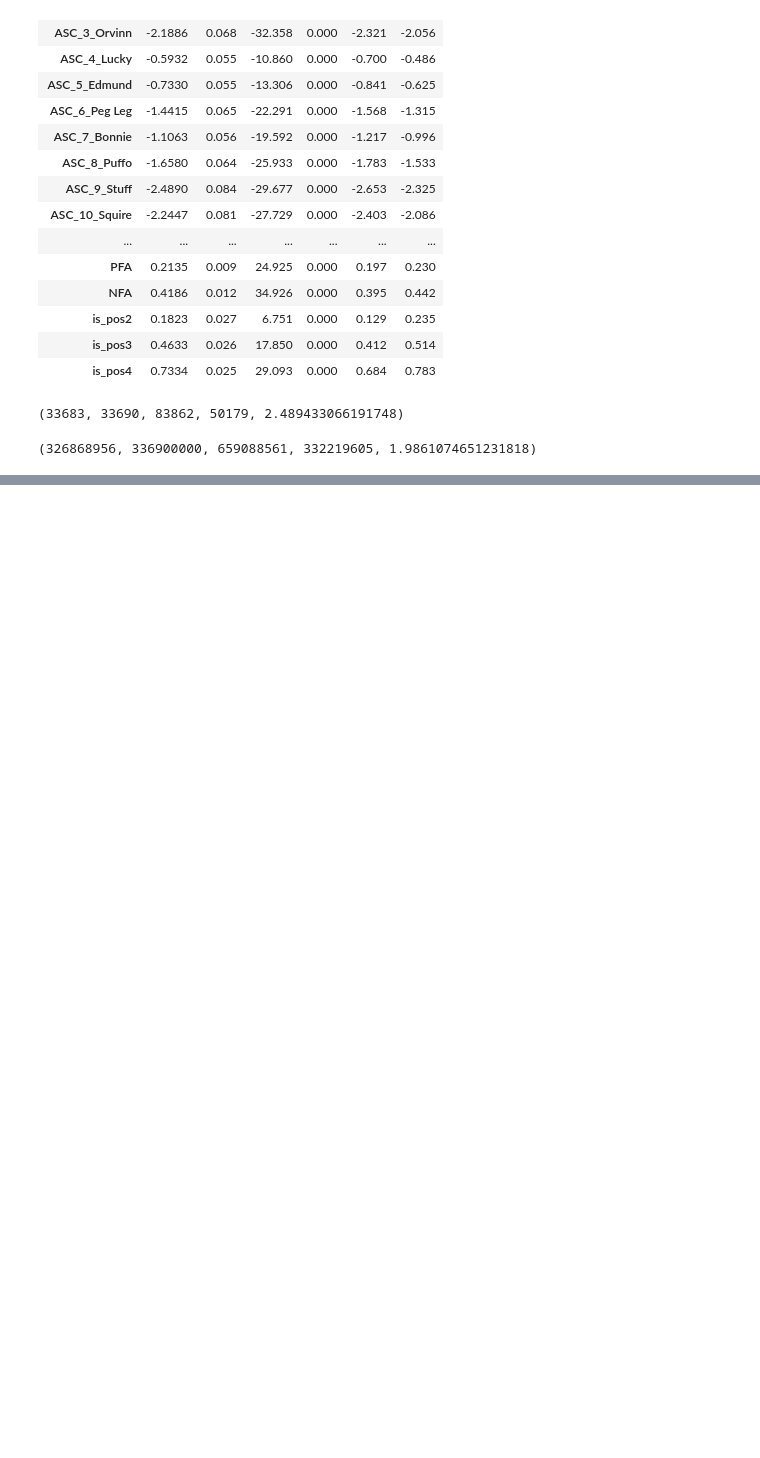
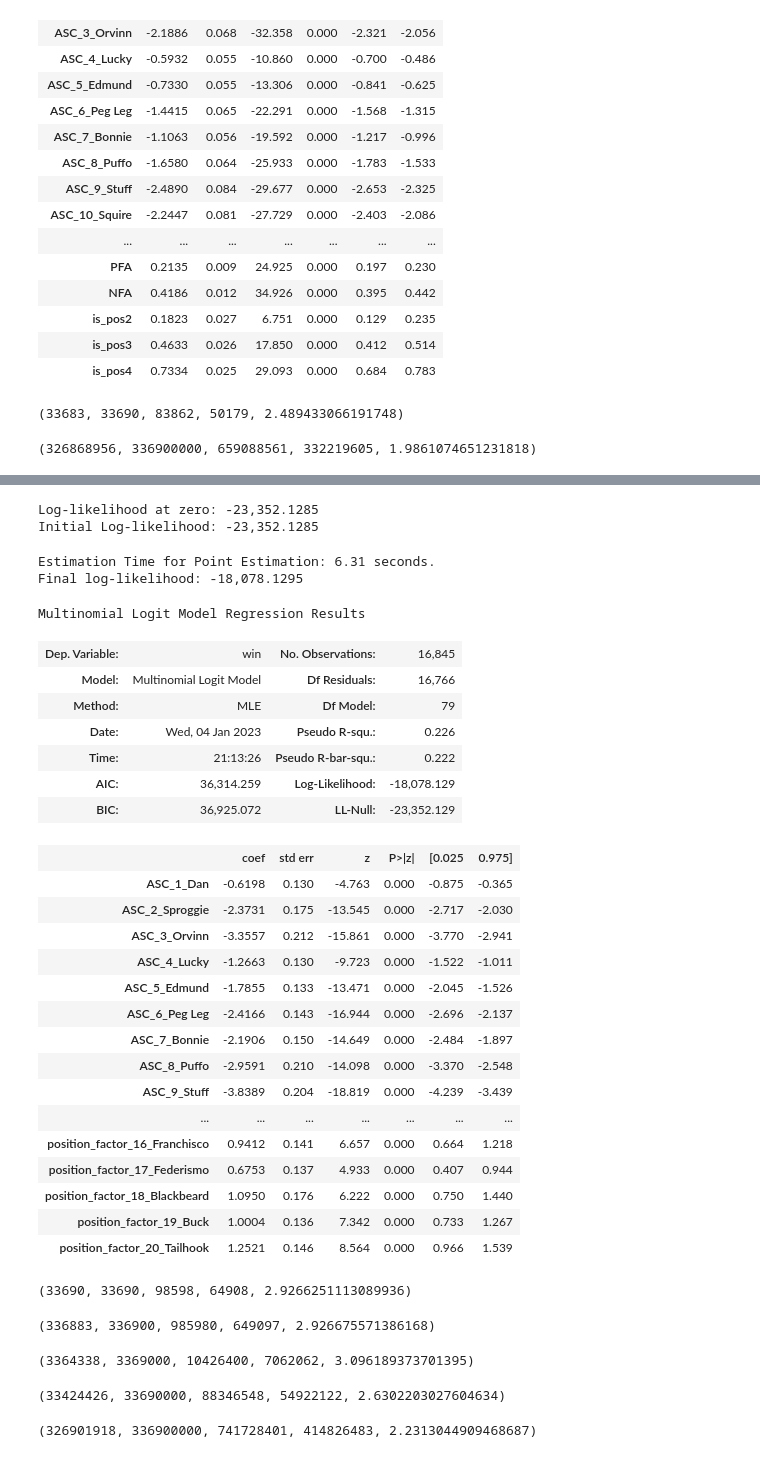
Before and after one commit to arsdragonfly/neofoodclub, a Jupyter notebook: model.ipynb, the cells around one changed output, grey strips where cells are left out. Saved outputs shown, nothing was run; the diff lists cells and outputs as text; code cells hidden in the pictures; blank space fills up the shorter version.

```diff
--- a/model.ipynb
+++ b/model.ipynb
@@ -791,0 +860,76 @@ backtest_model_with_cap(split_position_mnl, 10000, history_rounds)
+# %%
+# next we split positional coefficients for each pirate
+per_pirate_fa_and_pos_specification = OrderedDict()
+per_pirate_fa_and_pos_names = OrderedDict()
+# OK, for asthetic purposes and better-looking P-values
+# (Dan is really close to Buck but everyone is much weaker than Gooblah,
+#  that's why Buck has a bad-looking P-value) we exlude Gooblah from the intercepts
+# You can interpret each exp(intercept) as "how many Goobs each pirate is equivalent to"
+pirates_except_goob = [i for i in range(1, 21) if i != 15]
+per_pirate_fa_and_pos_specification["intercept"] = pirates_except_goob
+per_pirate_fa_and_pos_names["intercept"] = [f'ASC_{i}_{PIRATE_NAMES[i]}' for i in pirates_except_goob]
+per_pirate_fa_and_pos_specification["pfa"] = pirates_including_the_first
+per_pirate_fa_and_pos_names["pfa"] = [f'PFA_{i}_{PIRATE_NAMES[i]}' for i in pirates_including_the_first]
+per_pirate_fa_and_pos_specification["nfa"] = pirates_including_the_first
+per_pirate_fa_and_pos_names["nfa"] = [f'NFA_{i}_{PIRATE_NAMES[i]}' for i in pirates_including_the_first]
+per_pirate_fa_and_pos_specification["position_factor"] = pirates_including_the_first
+per_pirate_fa_and_pos_names["position_factor"] = [f'position_factor_{i}_{PIRATE_NAMES[i]}' for i in pirates_including_the_first]
+
+per_pirate_fa_and_pos_mnl = pl.create_choice_model(data=long_format,
+alt_id_col='pirate',
+obs_id_col='match_id',
+choice_col='win',
+specification=per_pirate_fa_and_pos_specification,
+model_type='MNL',
+names=per_pirate_fa_and_pos_names)
+per_pirate_fa_and_pos_mnl.fit_mle(np.zeros(79))
+per_pirate_fa_and_pos_mnl.get_statsmodels_summary()
+# %% [output]
+Log-likelihood at zero: -23,352.1285
+Initial Log-likelihood: -23,352.1285
+Estimation Time for Point Estimation: 6.31 seconds.
+Final log-likelihood: -18,078.1295
+Multinomial Logit Model Regression Results
+| Dep. Variable: | win | No. Observations: | 16,845 |
+| Model: | Multinomial Logit Model | Df Residuals: | 16,766 |
+| Method: | MLE | Df Model: | 79 |
+| Date: | Wed, 04 Jan 2023 | Pseudo R-squ.: | 0.226 |
+| Time: | 21:13:26 | Pseudo R-bar-squ.: | 0.222 |
+| AIC: | 36,314.259 | Log-Likelihood: | -18,078.129 |
+| BIC: | 36,925.072 | LL-Null: | -23,352.129 |
+|  | coef | std err | z | P>|z| | [0.025 | 0.975] |
+| ASC_1_Dan | -0.6198 | 0.130 | -4.763 | 0.000 | -0.875 | -0.365 |
+| ASC_2_Sproggie | -2.3731 | 0.175 | -13.545 | 0.000 | -2.717 | -2.030 |
+| ASC_3_Orvinn | -3.3557 | 0.212 | -15.861 | 0.000 | -3.770 | -2.941 |
+| ASC_4_Lucky | -1.2663 | 0.130 | -9.723 | 0.000 | -1.522 | -1.011 |
+| ASC_5_Edmund | -1.7855 | 0.133 | -13.471 | 0.000 | -2.045 | -1.526 |
+| ASC_6_Peg Leg | -2.4166 | 0.143 | -16.944 | 0.000 | -2.696 | -2.137 |
+| ASC_7_Bonnie | -2.1906 | 0.150 | -14.649 | 0.000 | -2.484 | -1.897 |
+| ASC_8_Puffo | -2.9591 | 0.210 | -14.098 | 0.000 | -3.370 | -2.548 |
+| ASC_9_Stuff | -3.8389 | 0.204 | -18.819 | 0.000 | -4.239 | -3.439 |
+| ... | ... | ... | ... | ... | ... | ... |
+| position_factor_16_Franchisco | 0.9412 | 0.141 | 6.657 | 0.000 | 0.664 | 1.218 |
+| position_factor_17_Federismo | 0.6753 | 0.137 | 4.933 | 0.000 | 0.407 | 0.944 |
+| position_factor_18_Blackbeard | 1.0950 | 0.176 | 6.222 | 0.000 | 0.750 | 1.440 |
+| position_factor_19_Buck | 1.0004 | 0.136 | 7.342 | 0.000 | 0.733 | 1.267 |
+| position_factor_20_Tailhook | 1.2521 | 0.146 | 8.564 | 0.000 | 0.966 | 1.539 |
+# %%
+backtest_model_with_cap(per_pirate_fa_and_pos_mnl, 1, history_rounds)
+# %% [output]
+(33690, 33690, 98598, 64908, 2.9266251113089936)
+# %%
+backtest_model_with_cap(per_pirate_fa_and_pos_mnl, 10, history_rounds)
+# %% [output]
+(336883, 336900, 985980, 649097, 2.926675571386168)
+# %%
+backtest_model_with_cap(per_pirate_fa_and_pos_mnl, 100, history_rounds)
+# %% [output]
+(3364338, 3369000, 10426400, 7062062, 3.096189373701395)
+# %%
+backtest_model_with_cap(per_pirate_fa_and_pos_mnl, 1000, history_rounds)
+# %% [output]
+(33424426, 33690000, 88346548, 54922122, 2.6302203027604634)
+# %%
+backtest_model_with_cap(per_pirate_fa_and_pos_mnl, 10000, history_rounds)
+# %% [output]
+(326901918, 336900000, 741728401, 414826483, 2.2313044909468687)
```
Also changed, not shown: parts of 4 cells of this notebook.
